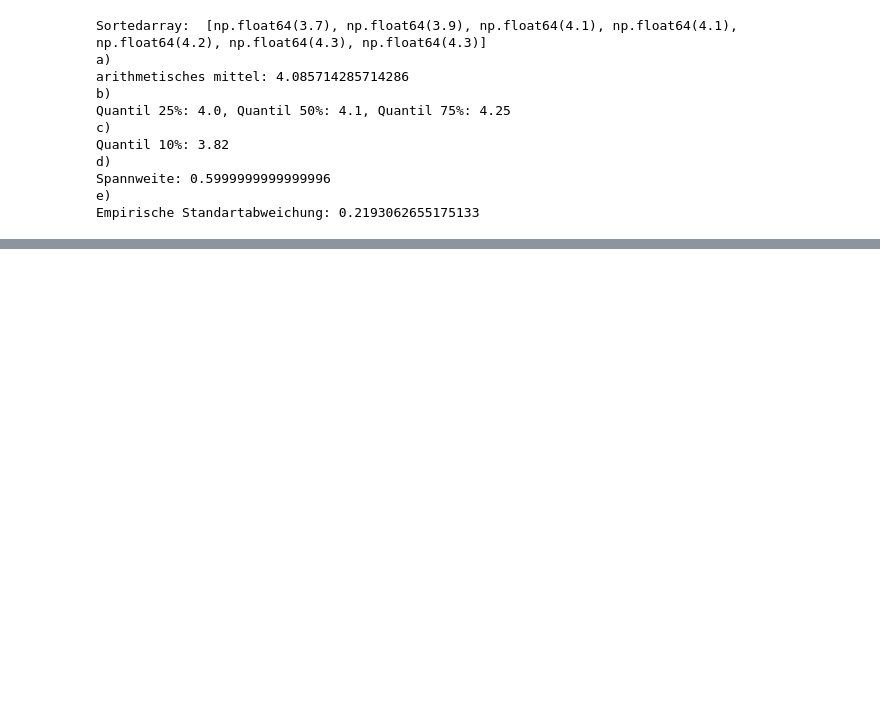
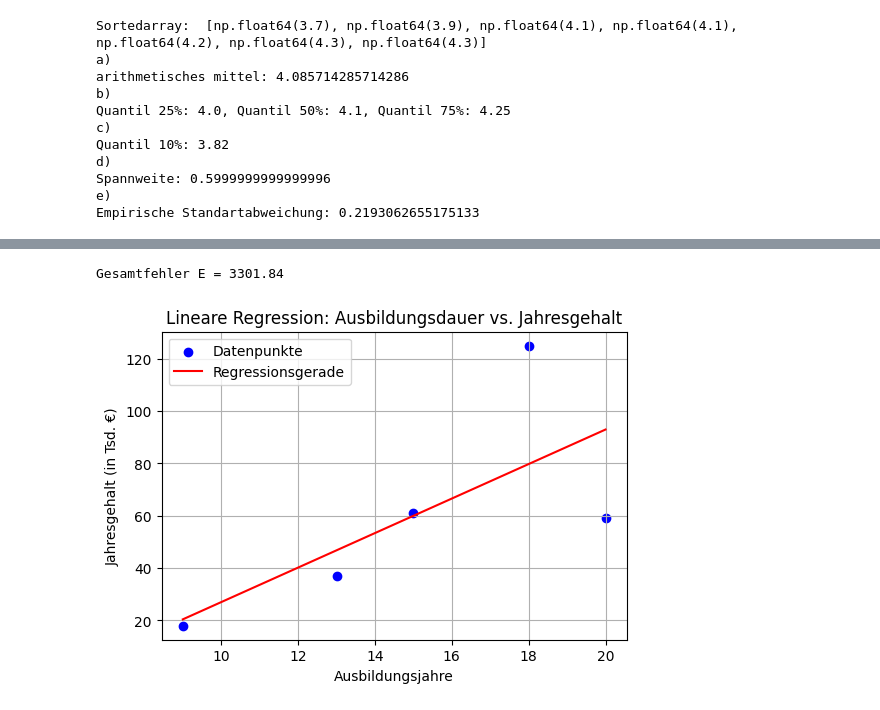
Before and after one commit to ImpressMee/Semester_3, a Jupyter notebook: 3. Stochastik/Uebungsaufgaben/uebungsblatt1.ipynb, the cells around one changed output, grey strips where cells are left out. Drawn from its saved outputs; the diff is of its cells as text; code cells hidden in the pictures; blank space fills up the shorter version.

Commit message:
Lineare Regression

```diff
--- a/3. Stochastik/Uebungsaufgaben/uebungsblatt1.ipynb
+++ b/3. Stochastik/Uebungsaufgaben/uebungsblatt1.ipynb
@@ -390,0 +441,28 @@ Empirische Standartabweichung: 0.2193062655175133
+# %%
+import matplotlib.pyplot as plt
+
+# Regressionsparameter
+k = s_xy / (s_x**2)
+d = mean_y - k * mean_x
+
+# Vorhersagewerte (Gerade)
+y_pred = k * ausbildung_x + d
+
+# Gesamtfehler (Summe der Quadrate)
+E = np.sum((jahresgehalt_y - y_pred)**2)
+print(f"Gesamtfehler E = {E:.2f}")
+
+# Plot
+plt.figure(figsize=(6, 4))
+plt.scatter(ausbildung_x, jahresgehalt_y, color='blue', label='Datenpunkte')
+plt.plot(ausbildung_x, y_pred, color='red', label='Regressionsgerade')
+plt.xlabel("Ausbildungsjahre")
+plt.ylabel("Jahresgehalt (in Tsd. €)")
+plt.title("Lineare Regression: Ausbildungsdauer vs. Jahresgehalt")
+plt.legend()
+plt.grid(True)
+plt.show()
+plt.show()
+# %% [output]
+Gesamtfehler E = 3301.84
+[figure, added]
```
Also changed, not shown: parts of 3 cells of this notebook, 1 other file.
